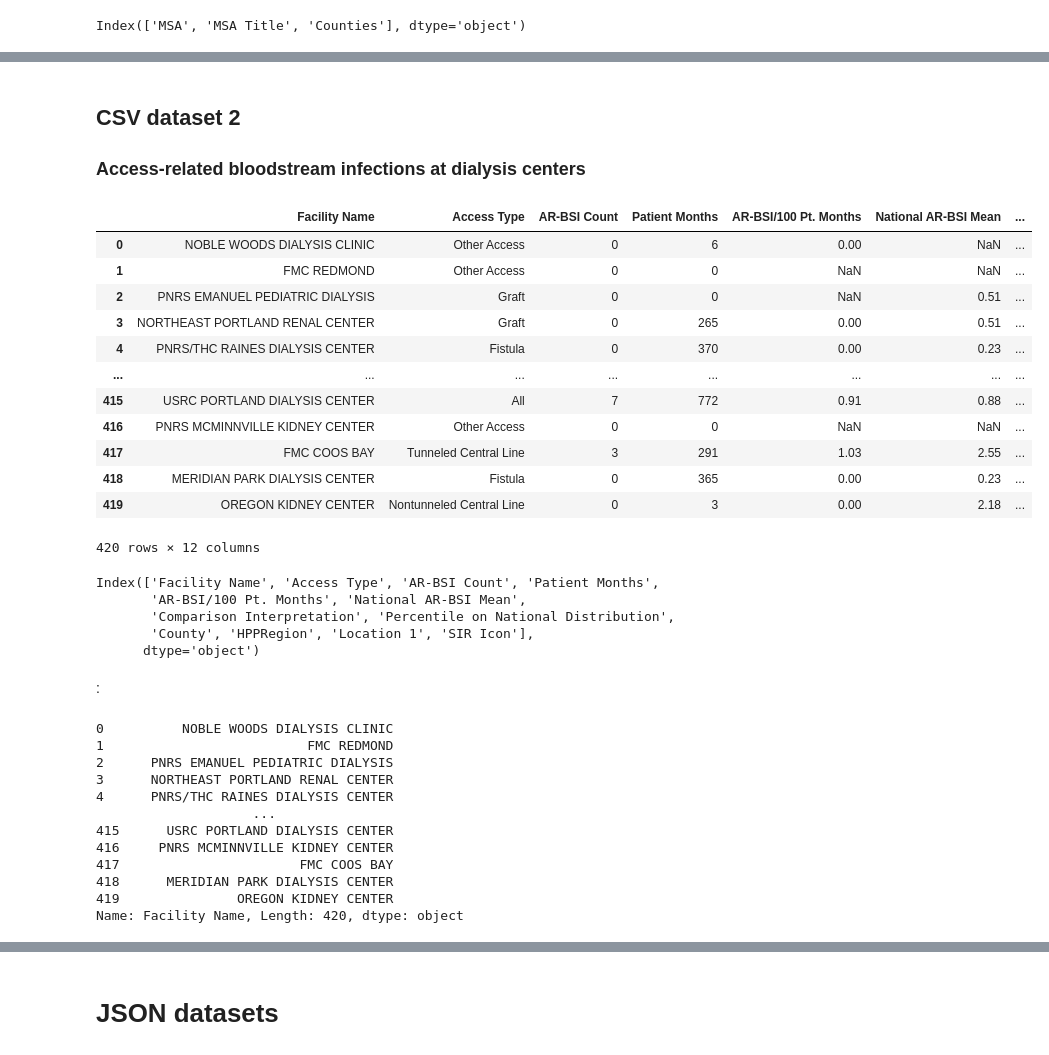
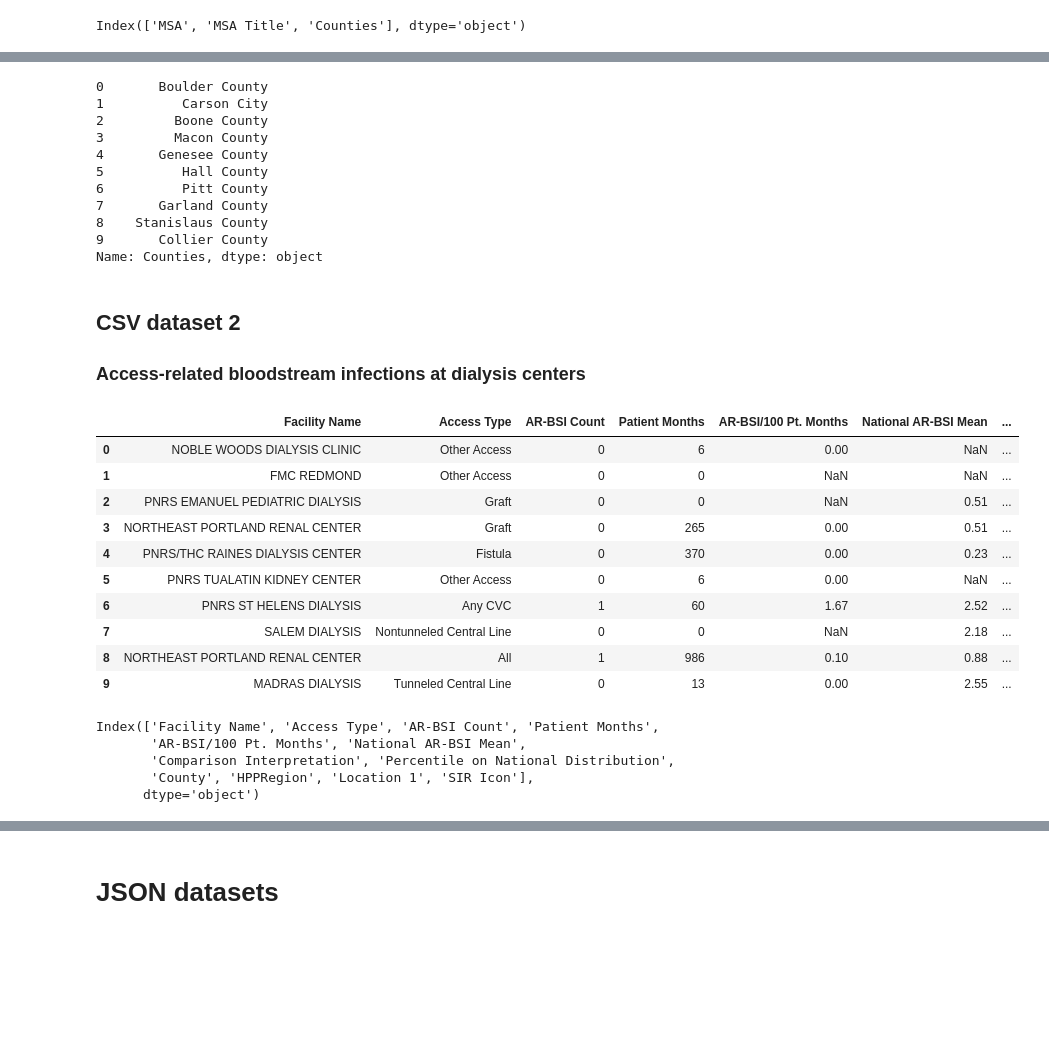
Before and after one commit to chebbin/datasci_1_loading, a Jupyter notebook: hha507hw1.ipynb, the cells around one changed output, grey strips where cells are left out. Drawn from its saved outputs; the diff is of its cells as text; code cells hidden in the pictures; blank space fills up the shorter version.

```diff
--- a/hha507hw1.ipynb
+++ b/hha507hw1.ipynb
@@ -64,25 +48,39 @@ Name: Counties, Length: 67, dtype: object
+# %%
+#### COUNTIES
+##### This column is the county assosciated with the geographic name
+joint_replacement_df['Counties'].head(10)
+# %% [output]
+0       Boulder County
+1          Carson City
+2         Boone County
+3         Macon County
+4       Genesee County
+5          Hall County
+6          Pitt County
+7       Garland County
+8    Stanislaus County
+9       Collier County
+Name: Counties, dtype: object
 # %% [markdown]
 ## CSV dataset 2
 
 ### Access-related bloodstream infections at dialysis centers
 # %%
 #### CSV dataset 2
-access_infections_dialysis_df = pd.read_csv('/content/2015_Dialysis_AR_BSI_TABLE.csv')
-access_infections_dialysis_df
+access_infections_dialysis_df = pd.read_csv('/content/access_infections_dialysis.csv')
+access_infections_dialysis_df.head(10)
 # %% [output]
 |  | Facility Name | Access Type | AR-BSI Count | Patient Months | AR-BSI/100 Pt. Months | National AR-BSI Mean | ... |
 | 0 | NOBLE WOODS DIALYSIS CLINIC | Other Access | 0 | 6 | 0.00 | NaN | ... |
 | 1 | FMC REDMOND | Other Access | 0 | 0 | NaN | NaN | ... |
 | 2 | PNRS EMANUEL PEDIATRIC DIALYSIS | Graft | 0 | 0 | NaN | 0.51 | ... |
 | 3 | NORTHEAST PORTLAND RENAL CENTER | Graft | 0 | 265 | 0.00 | 0.51 | ... |
 | 4 | PNRS/THC RAINES DIALYSIS CENTER | Fistula | 0 | 370 | 0.00 | 0.23 | ... |
-| ... | ... | ... | ... | ... | ... | ... | ... |
-| 415 | USRC PORTLAND DIALYSIS CENTER | All | 7 | 772 | 0.91 | 0.88 | ... |
-| 416 | PNRS MCMINNVILLE KIDNEY CENTER | Other Access | 0 | 0 | NaN | NaN | ... |
-| 417 | FMC COOS BAY | Tunneled Central Line | 3 | 291 | 1.03 | 2.55 | ... |
-| 418 | MERIDIAN PARK DIALYSIS CENTER | Fistula | 0 | 365 | 0.00 | 0.23 | ... |
-| 419 | OREGON KIDNEY CENTER | Nontunneled Central Line | 0 | 3 | 0.00 | 2.18 | ... |
+| 5 | PNRS TUALATIN KIDNEY CENTER | Other Access | 0 | 6 | 0.00 | NaN | ... |
+| 6 | PNRS ST HELENS DIALYSIS | Any CVC | 1 | 60 | 1.67 | 2.52 | ... |
+| 7 | SALEM DIALYSIS | Nontunneled Central Line | 0 | 0 | NaN | 2.18 | ... |
+| 8 | NORTHEAST PORTLAND RENAL CENTER | All | 1 | 986 | 0.10 | 0.88 | ... |
+| 9 | MADRAS DIALYSIS | Tunneled Central Line | 0 | 13 | 0.00 | 2.55 | ... |
-420 rows × 12 columns
 # %%
 #### columns of this data
 access_infections_dialysis_df.columns
@@ -92,20 +90,3 @@ Index(['Facility Name', 'Access Type', 'AR-BSI Count', 'Patient Months',
        'Comparison Interpretation', 'Percentile on National Distribution',
        'County', 'HPPRegion', 'Location 1', 'SIR Icon'],
       dtype='object')
-# %% [markdown]
-:
-# %%
-access_infections_dialysis_df['Facility Name']
-# %% [output]
-0          NOBLE WOODS DIALYSIS CLINIC
-1                          FMC REDMOND
-2      PNRS EMANUEL PEDIATRIC DIALYSIS
-3      NORTHEAST PORTLAND RENAL CENTER
-4      PNRS/THC RAINES DIALYSIS CENTER
-                    ...
-415      USRC PORTLAND DIALYSIS CENTER
-416     PNRS MCMINNVILLE KIDNEY CENTER
-417                       FMC COOS BAY
-418      MERIDIAN PARK DIALYSIS CENTER
-419               OREGON KIDNEY CENTER
-Name: Facility Name, Length: 420, dtype: object
```
Also changed, not shown: parts of 38 cells of this notebook.
